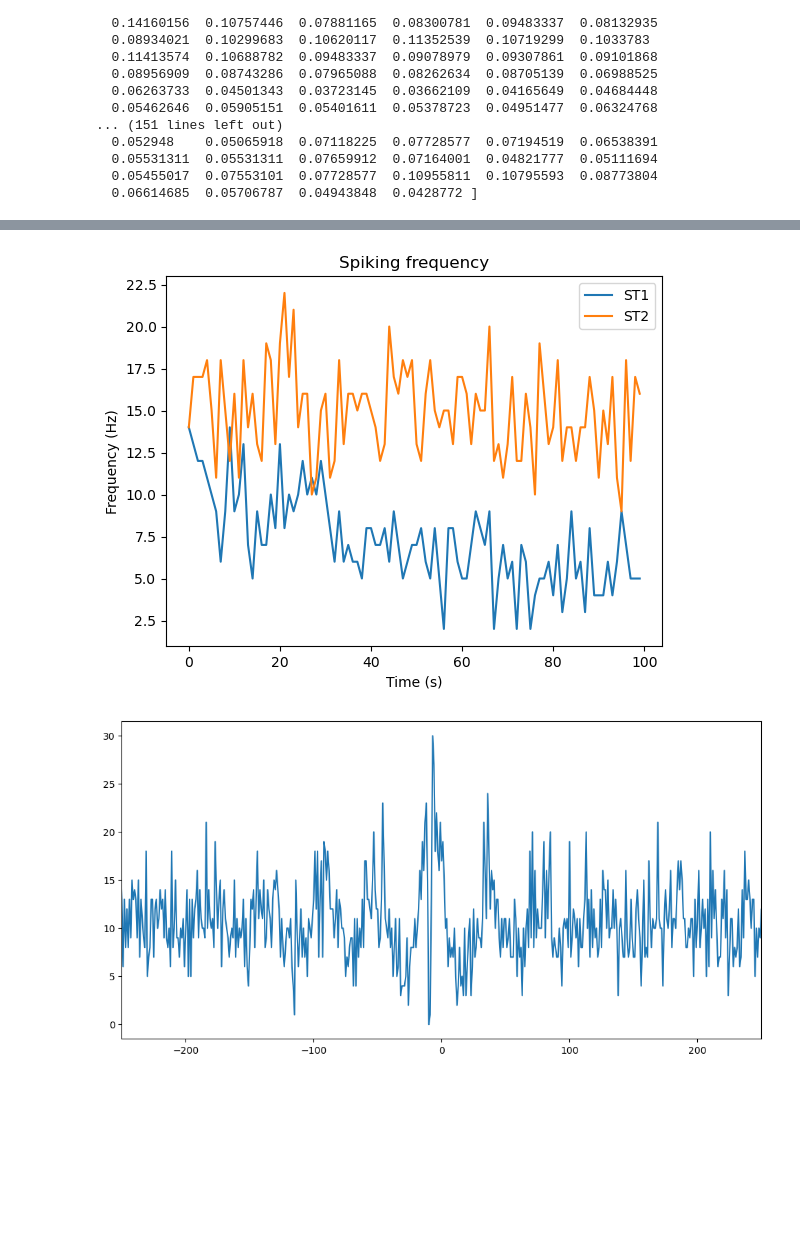
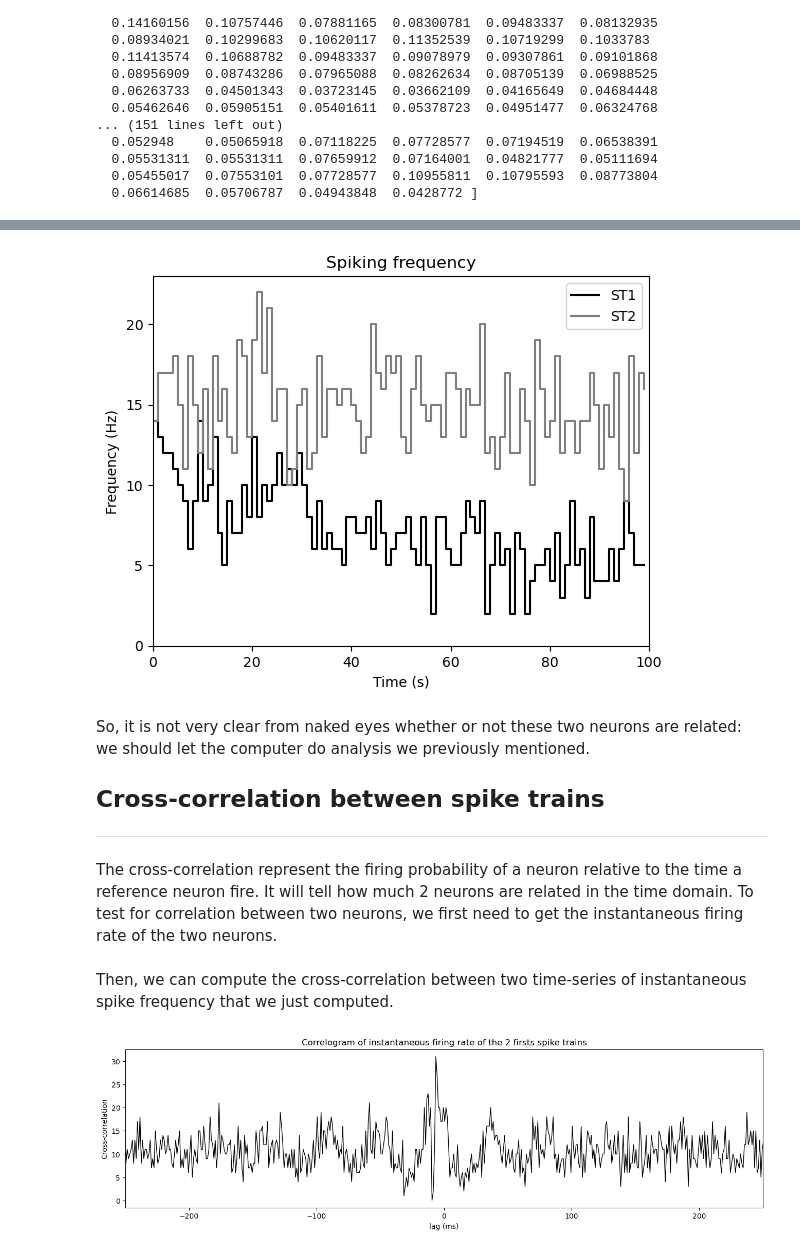
Before and after one commit to nicolas-bsrt/parkinson_project, a Jupyter notebook: project.ipynb, the cells around one changed output, grey strips where cells are left out. Saved outputs shown, nothing was run; the diff lists cells and outputs as text; code cells hidden in the pictures; blank space fills up the shorter version.

```diff
--- a/project.ipynb
+++ b/project.ipynb
@@ -62,7 +92,8 @@ In the EEF dataset we have:
 # %%
-# Select a few datasets to work with: EEG and 3 spike trains from parkinsonian animals in 'activated state'
-EEG=data['ActivPark']['L23_EEGipsi']
+# Select a few datasets to work with:
+# EEG and 3 spike trains from parkinsonian animals in 'activated state'
+
+eeg_activ_park=data['ActivPark']['L23_EEGipsi']
 ST1=data['ActivPark']['L23_Pr20_c09']
 ST2=data['ActivPark']['L23_Pr20_c0A']
 ST3=data['ActivPark']['L23_Pr20_c0B']
-dict(EEG)
@@ -208,36 +245,60 @@ plt.show()
 # Look up spike times for the two spike trains
 # See above (raster plots)
 
-# Display the times for the 2 firsts spike train
+# Display the times for the 2 firsts spike train (actually, we will plot them)
 #plt.hist((ST1['times'][0], ST2['times'][0]), bins=100, label=("ST1","ST2"))
-plt.plot(np.histogram(ST1['times'][0], bins=100)[0], label='ST1')
-plt.plot(np.histogram(ST2['times'][0], bins=100)[0], label='ST2')
+plt.plot(np.histogram(ST1['times'][0], bins=100)[0], label='ST1', drawstyle="steps-post", color='k')
+plt.plot(np.histogram(ST2['times'][0], bins=100)[0], label='ST2', drawstyle="steps-post", color='gray')
 plt.legend()
+plt.xlim(0, 100)
+plt.ylim(0)
 plt.xlabel('Time (s)')
 plt.ylabel('Frequency (Hz)')
 plt.title('Spiking frequency')
 plt.show()
 # %% [output]
-[figure, old version]
+[figure, new version]
+# %% [markdown]
+So, it is not very clear from naked eyes whether or not these two neurons are related: we should let the computer do analysis we previously mentioned.
+
+## Cross-correlation between spike trains
+---
+
+The cross-correlation represent the firing probability of a neuron relative to the time a reference neuron fire. It will tell how much 2 neurons are related in the time domain. To test for correlation between two neurons, we first need to get the instantaneous firing rate of the two neurons.
 # %%
 # Make an instantaneous firing rate in bins of 1 ms using the function np.histogram
 
-IFR1 = np.histogram(ST1['times'][0], bins=100000)[0]
-# durée de l'enregistrement = 100 s donc pour avoir des "bins" de 1ms, on écrit "bins = 100000" (ce qui correspond à "découper en 100000")
-# on prend le premier élément [0] qui correspond au "instantaneous firing rate"
+# Since we will need this data for every spike trains, let's build a function returning the instantaneous firing rate
+def get_inst_fire_rate (spike_train_data, bins_size=1):
+    # Compute the number of bins regarding the length of the recordings (assuming eeg and spike trains last the same) and the desired bin size (default = 1)
+    # Here every recordings last 100 s, so we could also hard-code it
+    nbr_bins= int(eeg_duration * 1000 / bins_size)
+    # Return the instantaneous firing rate regarding the given spike trains data
+    return np.histogram(spike_train_data['times'][0], bins=nbr_bins)[0] / bins_size
 
-# Prenons un peu d'avance, et calculons ça pour tous les spikes trains
-IFR2 = np.histogram(ST2['times'][0], bins=100000)[0]
-IFR3 = np.histogram(ST3['times'][0], bins=100000)[0]
+# Compute instantaneous firing rate of our 3 samples
+inst_fire_rate_1 = get_inst_fire_rate(ST1)
+inst_fire_rate_2 = get_inst_fire_rate(ST2)
+inst_fire_rate_3 = get_inst_fire_rate(ST3)
+# %% [markdown]
+Then, we can compute the cross-correlation between two time-series of instantaneous spike frequency that we just computed.
 # %%
 # Plot the cross-correlogram of instantaneous firing rate (IFR) of spike train 1 and IFR of spike train 2 for delays from -250ms to +250ms
-cross_corr_12 = scipy.signal.correlate(IFR1, IFR2)
-cross_corr_lag_vector = np.linspace(-99999, 99999, len(cross_corr_12))
-plt.figure(figsize=(12,6))
-plt.plot(cross_corr_lag_vector, cross_corr_12)
+
+# Cross-correlation of the two first instantaneous firing rate
+cross_corr_12 = signal.correlate(inst_fire_rate_1, inst_fire_rate_2)
+
+# In order to plot the resulting cross-correlogram with a proper x-axis, we will need to compute the time series
+correlogram_length = len(cross_corr_12)
+cross_corr_lag_vector = np.linspace(-correlogram_length/2+1, correlogram_length/2, correlogram_length)
+
+# Plot the cross-correlogram
+plt.figure(figsize=(16,4))
+plt.plot(cross_corr_lag_vector, cross_corr_12, color='k', linewidth=1, label='Correlation')
 plt.xlim(-250, 250)
+plt.xlabel('lag (ms)')
+plt.ylabel('Cross-correlation')
+plt.title('Correlogram of instantaneous firing rate of the 2 firsts spike trains')
 plt.show()
-
-# TODO: ajouter titre des graphs et des axes
 # %% [output]
-[figure, old version]
+[figure, new version]
```
Also changed, not shown: parts of 48 cells of this notebook.
